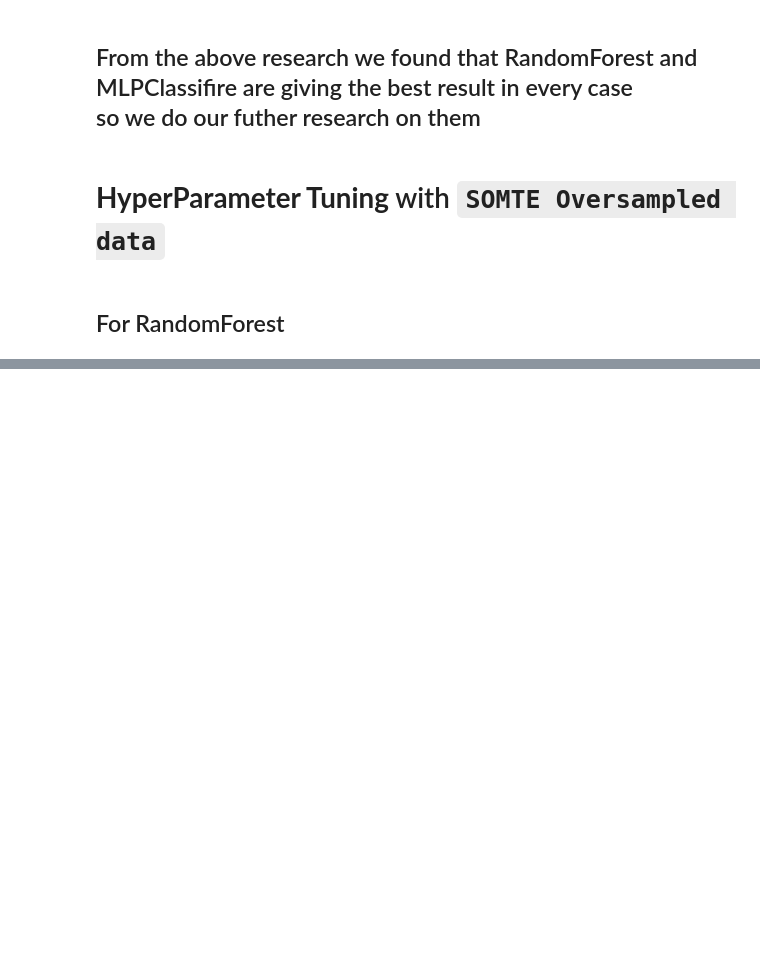
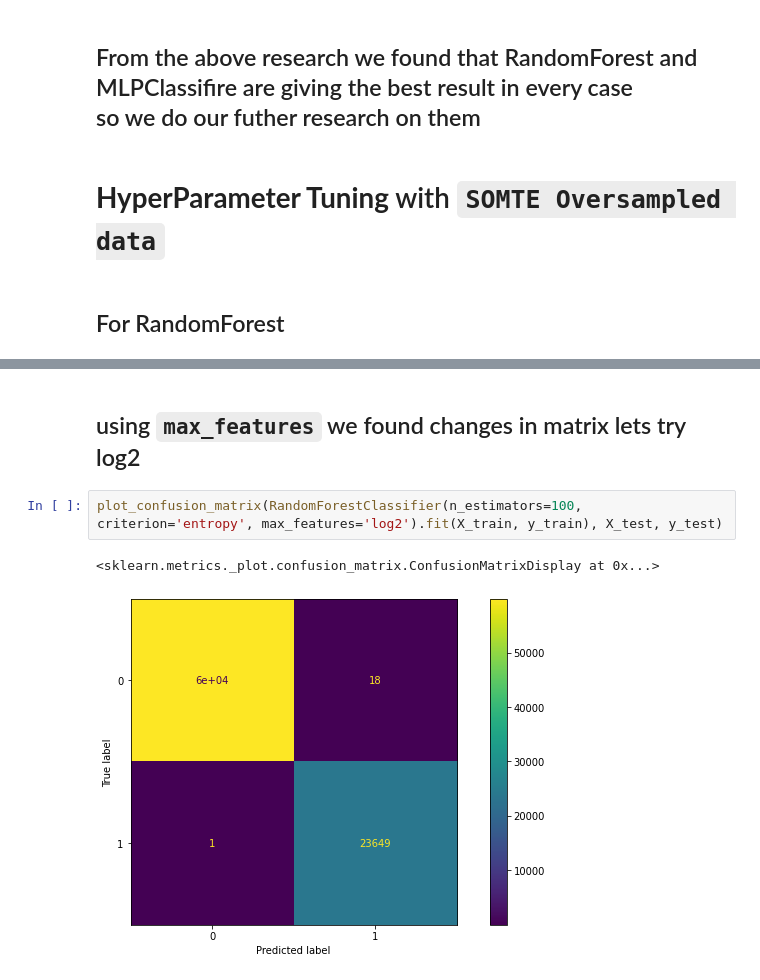
Before and after one commit to WazedKhan/Thesis-Fraud, a Jupyter notebook: Fraud De.ipynb, the cells around one changed output, grey strips where cells are left out. Drawn from its saved outputs; the diff is of its cells as text; blank space fills up the shorter version.

```diff
--- a/Fraud De.ipynb
+++ b/Fraud De.ipynb
@@ -908,0 +1000,7 @@ Model_df
+# %% [markdown]
+## using `max_features` we found changes in matrix lets try log2
+# %%
+plot_confusion_matrix(RandomForestClassifier(n_estimators=100, criterion='entropy', max_features='log2').fit(X_train, y_train), X_test, y_test)
+# %% [output]
+<sklearn.metrics._plot.confusion_matrix.ConfusionMatrixDisplay at 0x...>
+[figure, added]
```
Also changed, not shown: parts of 45 cells of this notebook, 1 other file.
